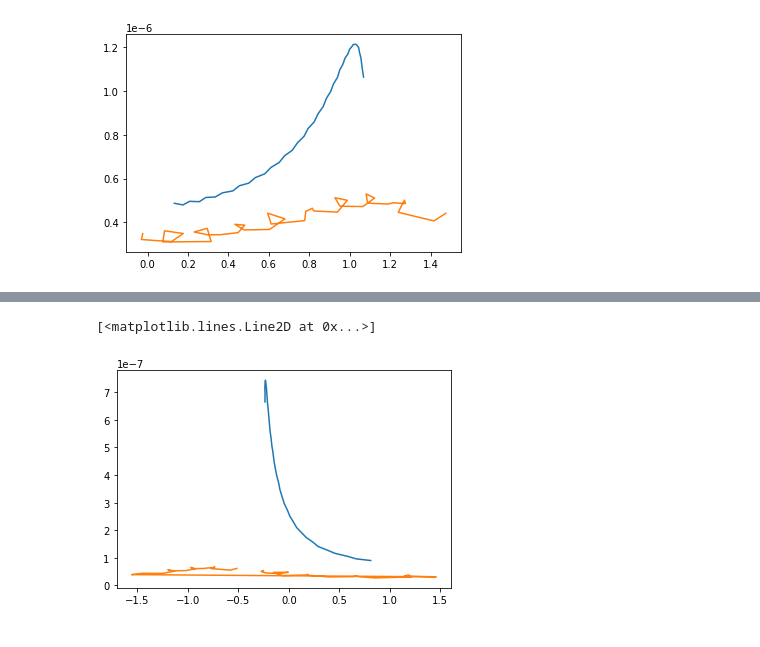
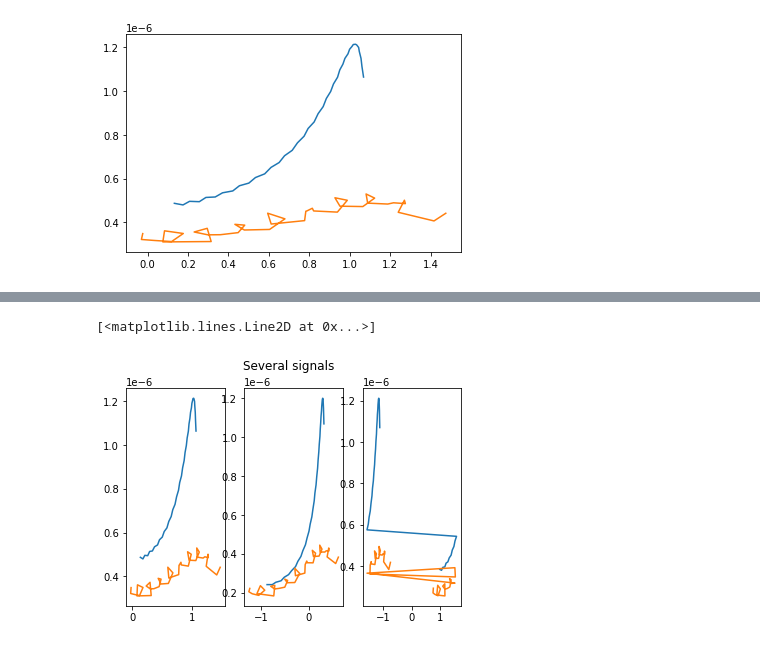
Before and after one commit to RodericGuigoCorominas/PIC-Math-Workshop-on-Data-Science-2022, a Jupyter notebook: Visualization_3.ipynb, the cells around one changed output, grey strips where cells are left out. Saved outputs shown, nothing was run; the diff lists cells and outputs as text; code cells hidden in the pictures.

```diff
--- a/Visualization_3.ipynb
+++ b/Visualization_3.ipynb
@@ -86,6 +59,12 @@ plt.plot(data_v_arg[30], data_v_mod[30])
-# %%
-plt.plot(data_h_arg[500], data_h_mod[500])
-plt.plot(data_v_arg[500], data_v_mod[500])
-# %% [output]
-[<matplotlib.lines.Line2D at 0x...>]
-[figure, removed]
+# %%
+fig, (s1, s2, s3) = plt.subplots(1, 3)
+fig.suptitle('Several signals')
+s1.plot(data_h_arg[10], data_h_mod[10])
+s1.plot(data_v_arg[10], data_v_mod[10])
+s2.plot(data_h_arg[60], data_h_mod[60])
+s2.plot(data_v_arg[60], data_v_mod[60])
+s3.plot(data_h_arg[30], data_h_mod[30])
+s3.plot(data_v_arg[30], data_v_mod[30])
+# %% [output]
+[<matplotlib.lines.Line2D at 0x...>]
+[figure, added]
```
Also changed, not shown: parts of 5 cells of this notebook.
